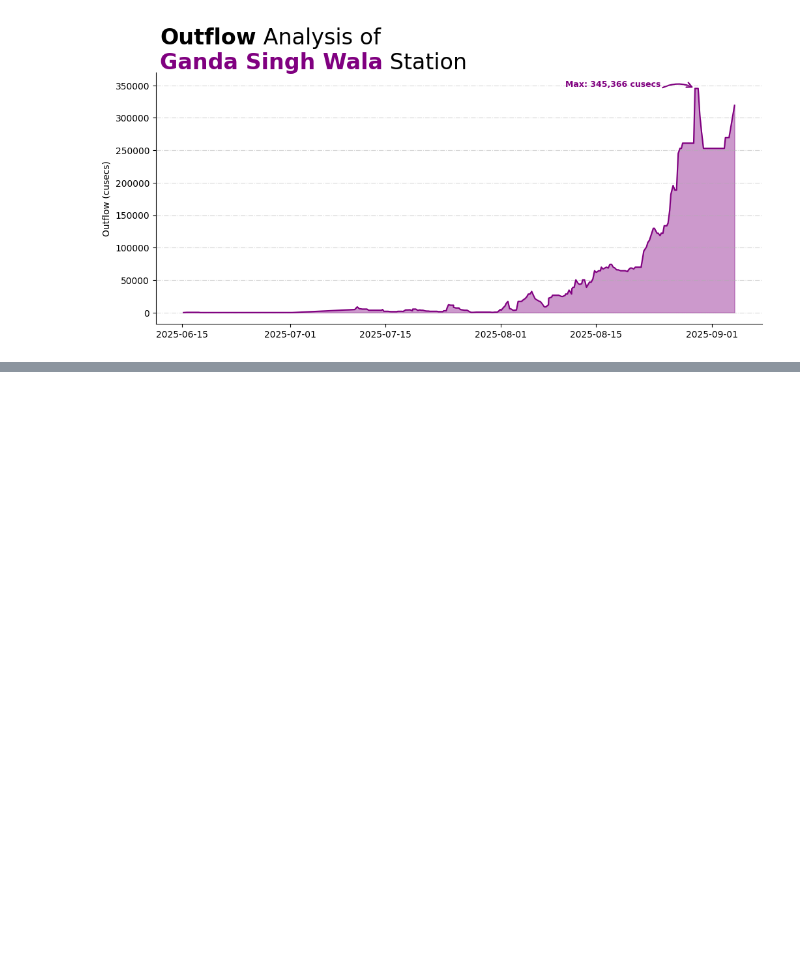
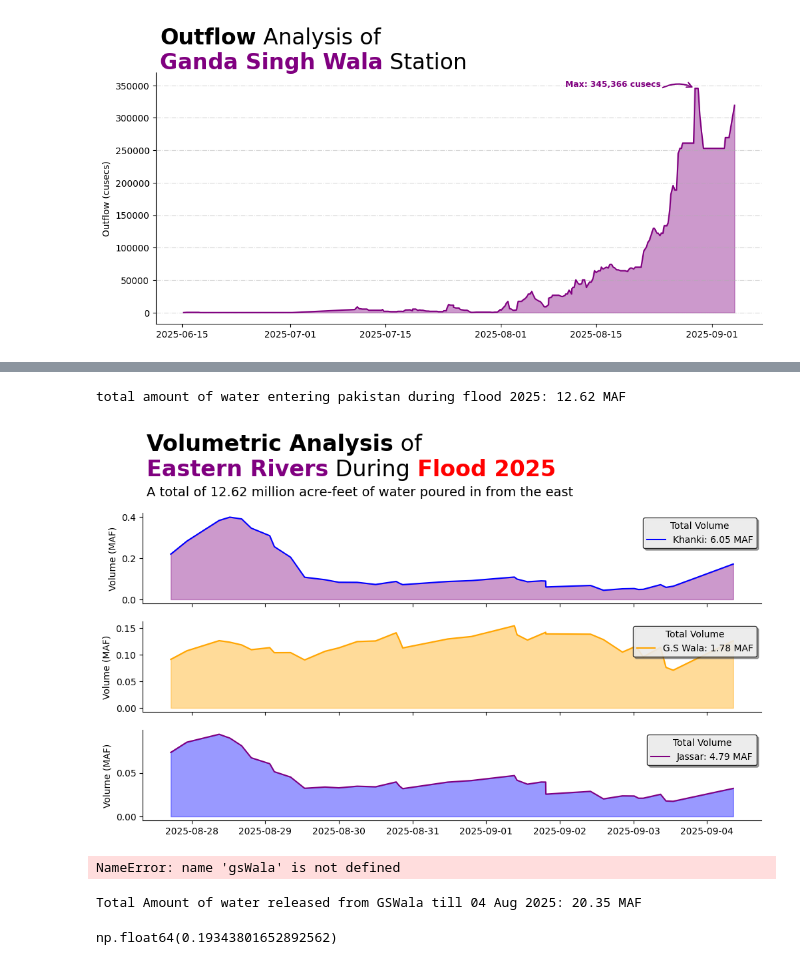
Before and after one commit to imtiazNDMA/floodRouting, a Jupyter notebook: easternSide.ipynb, the cells around one changed output, grey strips where cells are left out. Cells and saved outputs as stored; diff of their text form; code cells hidden in the pictures; blank space fills up the shorter version.

```diff
--- a/easternSide.ipynb
+++ b/easternSide.ipynb
@@ -363,3 +320,7 @@ sns.despine()
 fig.savefig("outFlowAnalysisOfGSWala.png", dpi=600, bbox_inches='tight')
 # %% [output]
 [figure]
+# %%
+gsWala = gsWala.loc[gsWala.index > "2025-08-26"].copy()
+volume_in = np.trapezoid(gsWala["Inflow_Discharge"], dx=dt)
+print(f"Total Amount of water released from G.S.Wala till 04 Aug 2025: {volume_in * 1 / (43560 * 1e6):.2f} MAF")
@@ -365,0 +351,13 @@ fig.savefig("outFlowAnalysisOfGSWala.png", dpi=600, bbox_inches='tight')
+# %%
+Jassar = pd.read_csv("pm_dashboard_data.csv")
+Jassar["Date"] = pd.to_datetime(Jassar["Date"], dayfirst=True)
+Jassar = Jassar.set_index("Date")
+Jassar = Jassar.loc[Jassar["Name of Structure"] == "Jassar"].copy()
+Jassar = Jassar.loc[Jassar.index > "2025-08-26"].copy()
+Jassar["timeDifference"] = Jassar.index.diff().total_seconds()
+Jassar["timeDifference"] = Jassar["timeDifference"].fillna(0)
+Jassar['volume_acft'] = Jassar['Inflow_Discharge'] * Jassar['timeDifference'] / 43560
+Jassar['volume_maf'] = Jassar['volume_acft'] / 1e6
+
+total_maf_by_river = Jassar['volume_maf'].sum()
+print(total_maf_by_river)
@@ -365,0 +412,62 @@ fig.savefig("outFlowAnalysisOfGSWala.png", dpi=600, bbox_inches='tight')
+# %%
+print(f"total amount of water entering pakistan during flood 2025: {4.788064778236914 + 1.7834079283746558 + 6.045231533057851:.2f} MAF")
+# %% [output]
+total amount of water entering pakistan during flood 2025: 12.62 MAF
+# %%
+fig, ax = plt.subplots(figsize=(12,6), nrows=3, sharex=True)
+
+ax[0].plot(Khanki.index, Khanki["volume_maf"].rolling(7).mean(), label="Khanki", color="blue")
+ax[0].fill_between(Khanki.index, Khanki["volume_maf"].rolling(7).mean(), alpha=.4, color="purple")
+
+
+ax[1].plot(gsWala.index, gsWala["volume_maf"].rolling(7).mean(), label="G.S Wala", color="orange")
+ax[1].fill_between(gsWala.index, gsWala["volume_maf"].rolling(7).mean(), alpha=.4, color="orange")
+
+
+ax[2].plot(Jassar.index, Jassar["volume_maf"].rolling(7).mean(), label="Jassar", color="purple")
+ax[2].fill_between(Jassar.index, Jassar["volume_maf"].rolling(7).mean(), alpha=.4, color="blue")
+
+
+for eachFig, station, vol in zip(ax, ["Khanki", "G.S Wala", "Jassar"], [6.045231533057851, 1.7834079283746558, 4.788064778236914]):
+    eachFig.set(ylabel="Volume (MAF)")
+    eachFig.legend(
+    title="Total Volume",
+    labels=[f"{station}: {vol:.2f} MAF"],
+    fontsize=10,
+    title_fontsize=10,
+    loc="upper right",
+    frameon=True,
+    fancybox=True,
+    shadow=True,
+    framealpha=0.8,
+    facecolor="white",
+    edgecolor="black")
+
+text = """<Volumetric Analysis> of\n<Eastern Rivers> During <Flood 2025>
+"""
+fig_text(0.13, 1.08, text, fontsize=24, ha='left', va='top', color='black', highlight_textprops=[{"fontweight": "bold"} ,{"fontweight": "bold", "color": "purple"},{"fontweight": "bold", "color": "red"}])
+
+text = """A total of 12.62 million acre-feet of water poured in from the east
+"""
+fig_text(0.13, 0.948, text, fontsize=14, ha='left', va='top', color='black')
+
+
+
+sns.despine()
+# %% [output]
+[figure, added]
+# %%
+gsWala.head()
+# %% [output]
+NameError: name 'gsWala' is not defined
+# %%
+volume_in = np.trapezoid (gsWala["Inflow_Discharge"], dx=dt)
+#print(f"Total Amount of water released from GSWala till 04 Aug 2025: {volume_in * 1e-9 / 35.3147:.2f} BCM")
+print(f"Total Amount of water released from GSWala till 04 Aug 2025: {volume_in * 1 / (43560 * 1e6):.2f} MAF")
+# %% [output]
+Total Amount of water released from GSWala till 04 Aug 2025: 20.35 MAF
+# %%
+d = np.trapezoid([99470, 95580], dx=dt)
+d * 1 / (43560 * 1e6)
+# %% [output]
+np.float64(0.19343801652892562)
```
Also changed, not shown: parts of 11 cells of this notebook, 5 other files.
